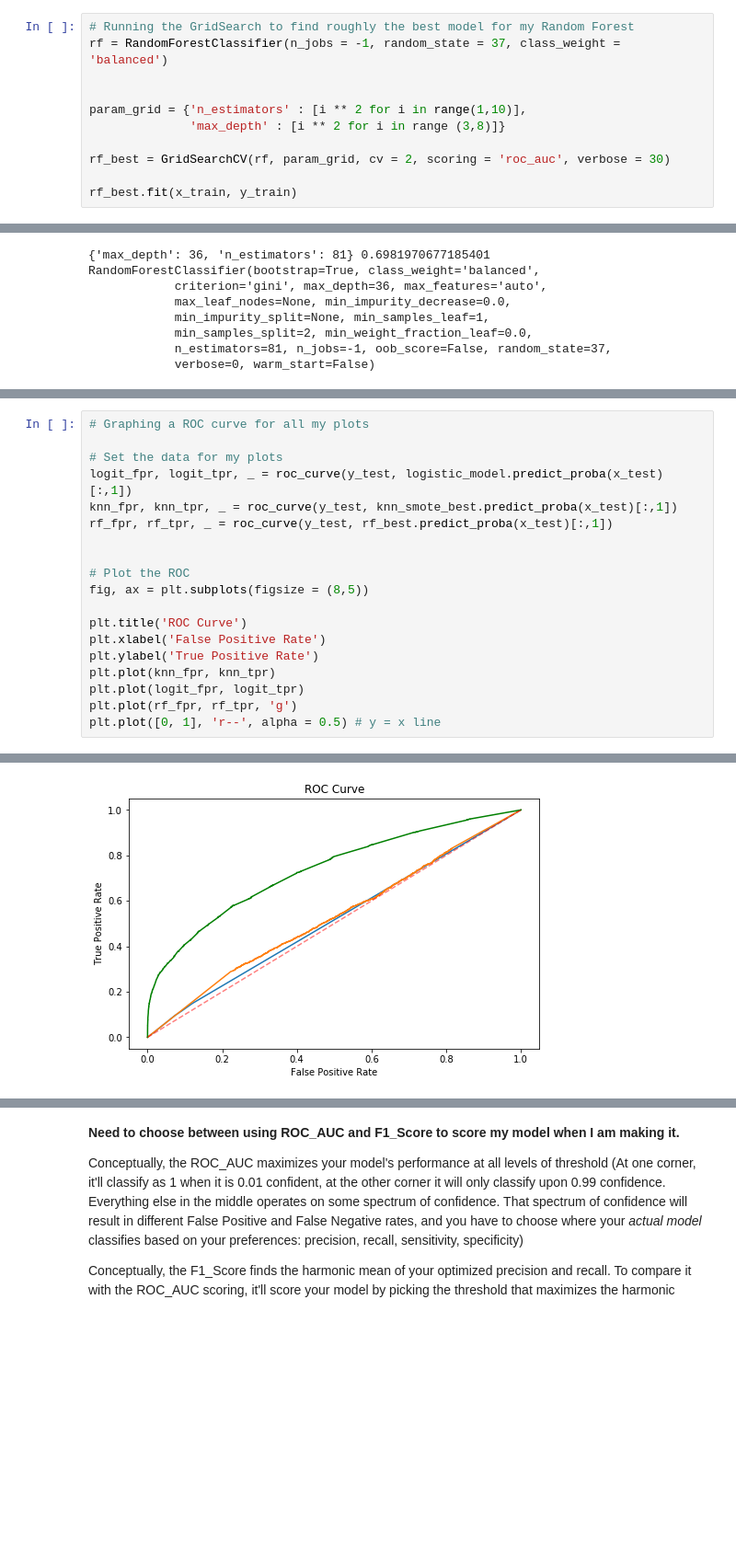
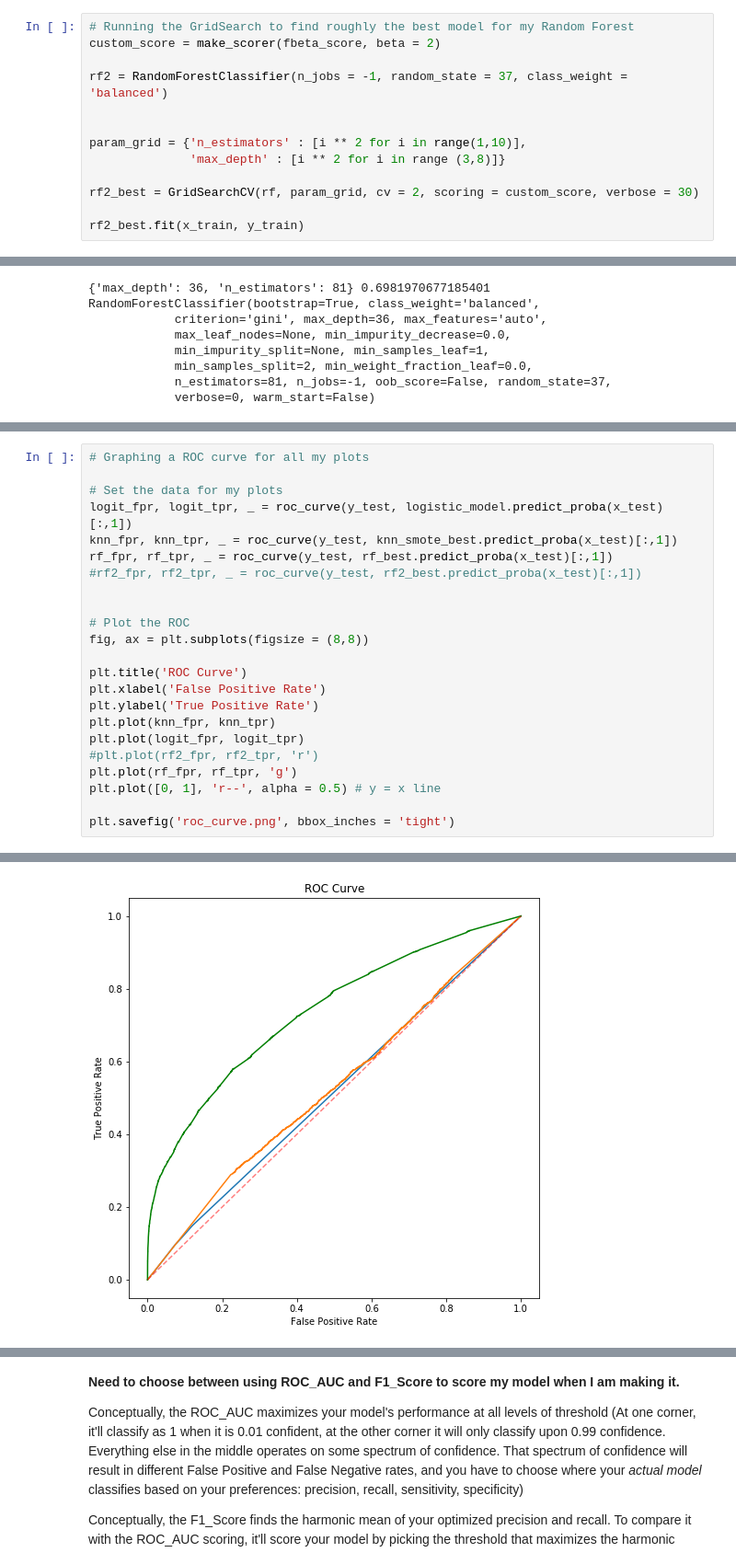
Before and after one commit to Alexandre987/Late_Shipment_Prediction_Olist, a Jupyter notebook: Project_03_Modeling.ipynb, the cells around one changed output, grey strips where cells are left out. Shown: that part at 92% size. Drawn from its saved outputs; the diff is of its cells as text; blank space fills up the shorter version.

```diff
--- a/Project_03_Modeling.ipynb
+++ b/Project_03_Modeling.ipynb
@@ -270,15 +268,17 @@ SMOTE is better than ADASYN in my tests. I will delete ADASYN and use SMOTE from
 ## Random Forest
 # %%
 # Running the GridSearch to find roughly the best model for my Random Forest
-rf = RandomForestClassifier(n_jobs = -1, random_state = 37, class_weight = 'balanced')
+custom_score = make_scorer(fbeta_score, beta = 2)
+
+rf2 = RandomForestClassifier(n_jobs = -1, random_state = 37, class_weight = 'balanced')
 
 
 param_grid = {'n_estimators' : [i ** 2 for i in range(1,10)],
               'max_depth' : [i ** 2 for i in range (3,8)]}
 
-rf_best = GridSearchCV(rf, param_grid, cv = 2, scoring = 'roc_auc', verbose = 30)
+rf2_best = GridSearchCV(rf, param_grid, cv = 2, scoring = custom_score, verbose = 30)
 
-rf_best.fit(x_train, y_train)
+rf2_best.fit(x_train, y_train)
 # %% [output]
 Fitting 2 folds for each of 45 candidates, totalling 90 fits
 [CV] max_depth=9, n_estimators=1 .....................................
@@ -327,16 +353,20 @@ print(fbeta_score(y_test, rf_pred, beta = 0.50))
 logit_fpr, logit_tpr, _ = roc_curve(y_test, logistic_model.predict_proba(x_test)[:,1])
 knn_fpr, knn_tpr, _ = roc_curve(y_test, knn_smote_best.predict_proba(x_test)[:,1])
 rf_fpr, rf_tpr, _ = roc_curve(y_test, rf_best.predict_proba(x_test)[:,1])
+#rf2_fpr, rf2_tpr, _ = roc_curve(y_test, rf2_best.predict_proba(x_test)[:,1])
 
 
 # Plot the ROC
-fig, ax = plt.subplots(figsize = (8,5))
+fig, ax = plt.subplots(figsize = (8,8))
 
 plt.title('ROC Curve')
 plt.xlabel('False Positive Rate')
 plt.ylabel('True Positive Rate')
 plt.plot(knn_fpr, knn_tpr)
 plt.plot(logit_fpr, logit_tpr)
+#plt.plot(rf2_fpr, rf2_tpr, 'r')
 plt.plot(rf_fpr, rf_tpr, 'g')
 plt.plot([0, 1], 'r--', alpha = 0.5) # y = x line
+
+plt.savefig('roc_curve.png', bbox_inches = 'tight')
 # %% [output]
@@ -344 +373 @@ plt.plot([0, 1], 'r--', alpha = 0.5) # y = x line
-[figure, old version]
+[figure, new version]
```
Also changed, not shown: parts of 14 cells of this notebook, 1 other file.
